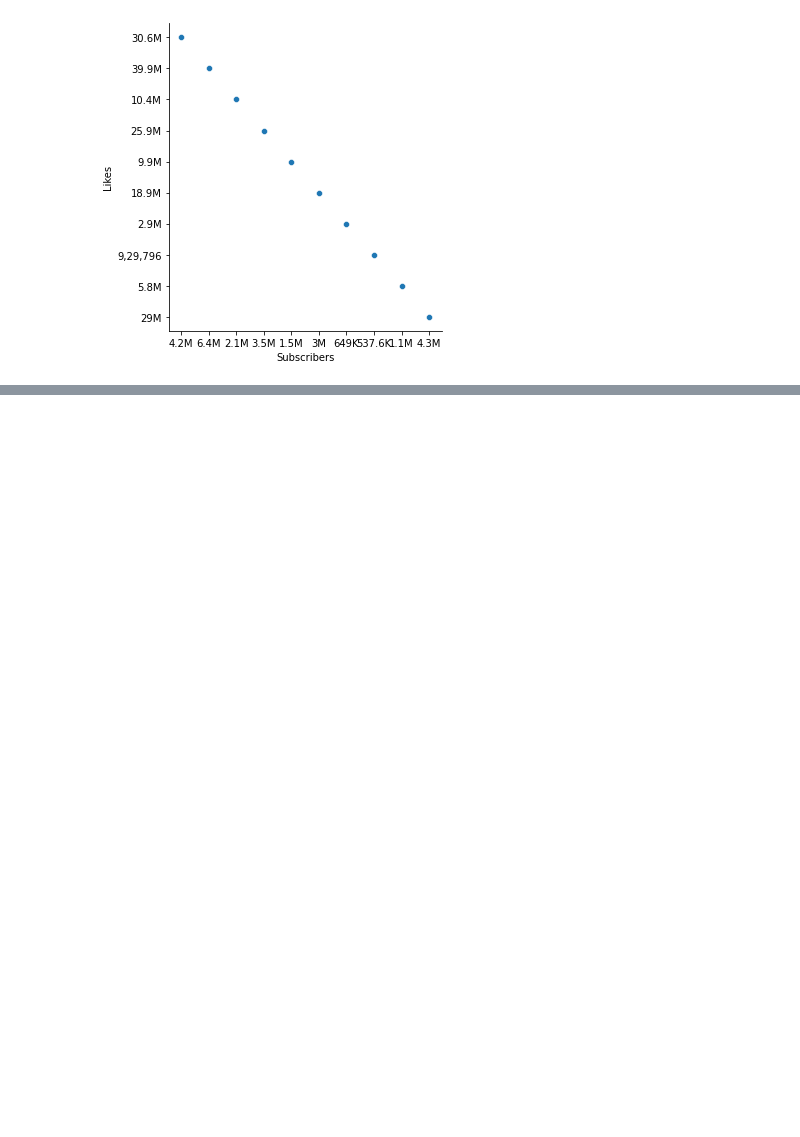
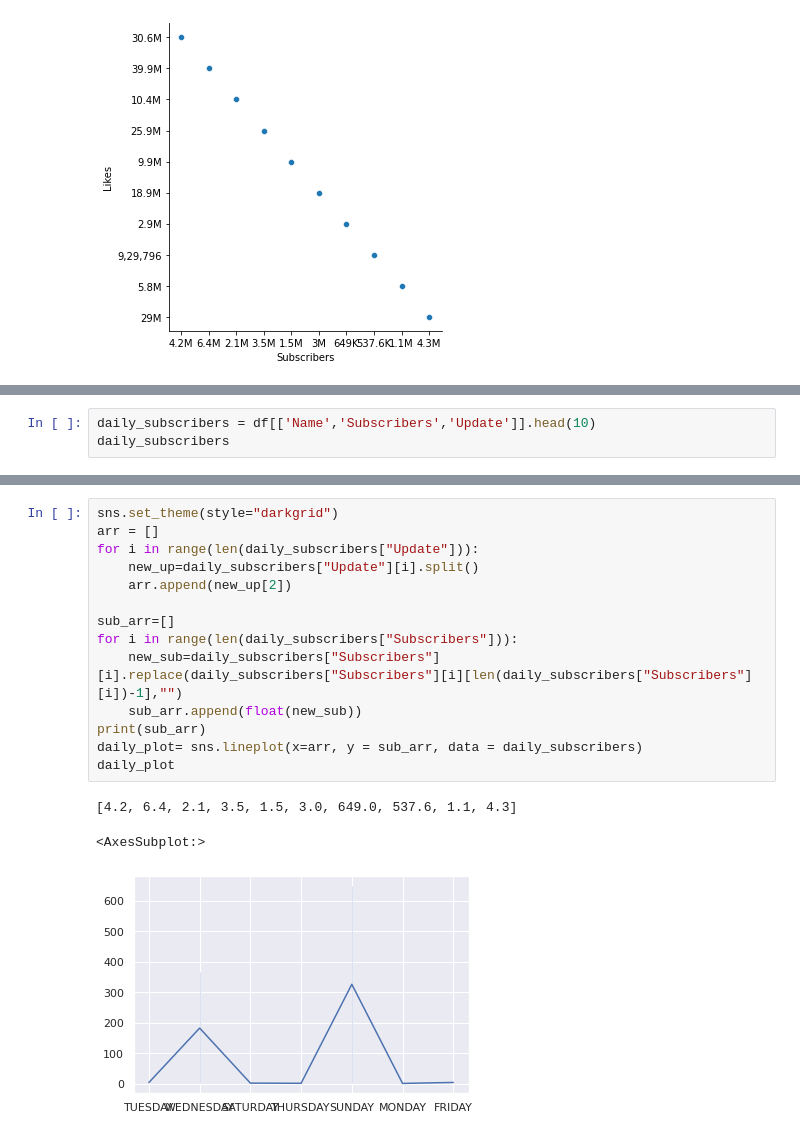
Before and after one commit to Tasneemalabsi/data-visualization, a Jupyter notebook: viz-a.ipynb, the cells around one changed output, grey strips where cells are left out. Saved outputs shown, nothing was run; the diff lists cells and outputs as text; blank space fills up the shorter version.

```diff
--- a/viz-a.ipynb
+++ b/viz-a.ipynb
@@ -72,0 +89,3 @@ total_likes
+# %%
+daily_subscribers = df[['Name','Subscribers','Update']].head(10)
+daily_subscribers
@@ -72,0 +104,18 @@ total_likes
+# %%
+sns.set_theme(style="darkgrid")
+arr = []
+for i in range(len(daily_subscribers["Update"])):
+    new_up=daily_subscribers["Update"][i].split()
+    arr.append(new_up[2])
+
+sub_arr=[]
+for i in range(len(daily_subscribers["Subscribers"])):
+    new_sub=daily_subscribers["Subscribers"][i].replace(daily_subscribers["Subscribers"][i][len(daily_subscribers["Subscribers"][i])-1],"")
+    sub_arr.append(float(new_sub))
+print(sub_arr)
+daily_plot= sns.lineplot(x=arr, y = sub_arr, data = daily_subscribers)
+daily_plot
+# %% [output]
+[4.2, 6.4, 2.1, 3.5, 1.5, 3.0, 649.0, 537.6, 1.1, 4.3]
+<AxesSubplot:>
+[figure, added]
```
Also changed, not shown: parts of 11 cells of this notebook, 4 other files.
